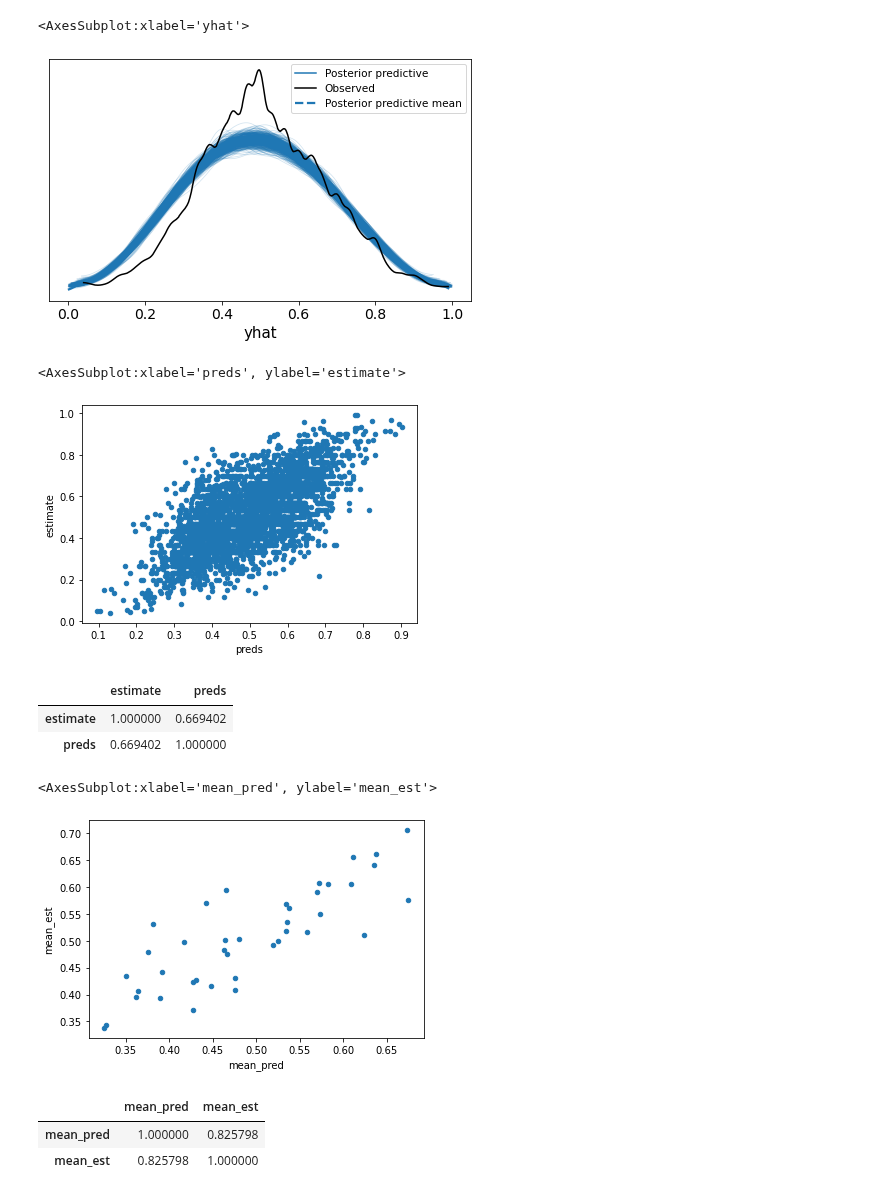
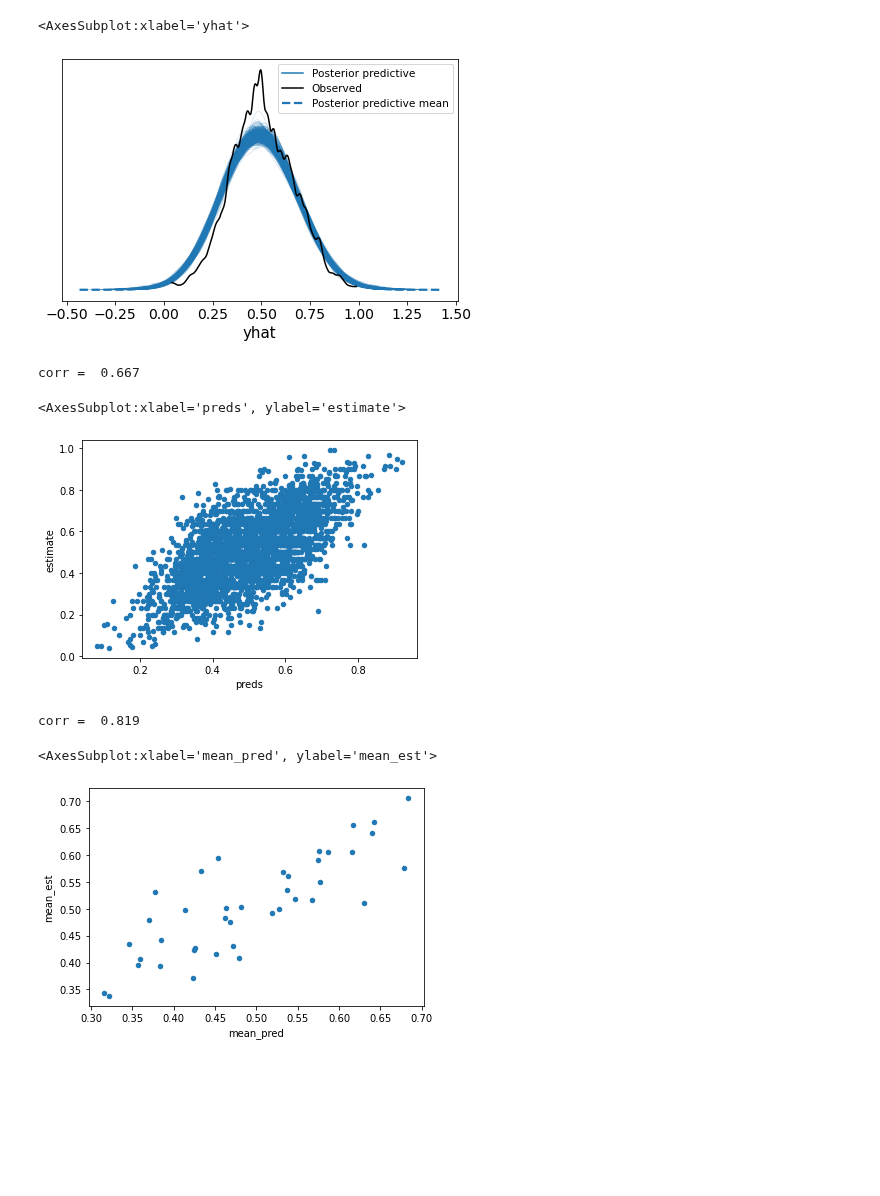
Before and after one commit to derekpowell/bayesian-sampler, a Jupyter notebook: bsampler-numpyro-exp2.ipynb, the cells around one changed output. Cells and saved outputs as stored; diff of their text form; code cells hidden in the pictures; blank space fills up the shorter version.

Commit message:
3 main models running

```diff
--- a/bsampler-numpyro-exp2.ipynb
+++ b/bsampler-numpyro-exp2.ipynb
@@ -96,0 +22,2 @@ df_test.head()
+# %%
+X_data, y_data = make_model_data(df) # see data_helpers.py
@@ -112,8 +55,8 @@ def bayesian_sampler_complex(data, y=None):
     # need a beta, and N's per person
     with numpyro.plate("subj", n_Ps):
         betas = numpyro.sample("beta", dist.Uniform(0.0, 1.0)) # bounded to [0,1] as in paper
-        N_deltas = numpyro.sample("N_delta", dist.HalfCauchy(10))
-        N_primes = numpyro.sample("N_prime", dist.HalfCauchy(10))
+        N_deltas = numpyro.sample("N_delta", dist.HalfNormal(50))
+        N_primes = numpyro.sample("N_prime", dist.HalfNormal(50))
 
         # need a theta per person-query
     with numpyro.plate("cond", n_Ps*n_conds):
@@ -136,14 +79,11 @@ def bayesian_sampler_complex(data, y=None):
 
     return yhat
 # %%
+mcmc_bs = MCMC(NUTS(bayesian_sampler_complex, target_accept_prob=.80),
+               num_warmup=2000,
+               num_samples=2_000,
+               num_chains=2)
 
-from jax import random
-from numpyro.infer import MCMC, NUTS
-
-# numpyro.enable_validation()
-nuts_kernel = NUTS(bayesian_sampler_complex, target_accept_prob=.80)
-mcmc = MCMC(nuts_kernel, num_warmup=2000, num_samples=2_000, num_chains=2)
-rng_key = random.PRNGKey(0)
-mcmc.run(rng_key, X_data, y_data)
+mcmc_bs.run(random.PRNGKey(0), X_data, y_data)
 # %%
 # mcmc.print_summary()
@@ -181,0 +90,4 @@ There has been a warning during the calculation. Please check the results.
+# %%
+az_data_bs = make_arviz_data(mcmc_bs, bayesian_sampler_complex, X_data) # see model_helpers.py
+
+az.loo(az_data_bs, scale="deviance")
@@ -182,30 +102,22 @@ There has been a warning during the calculation. Please check the results.
 # %%
-az.plot_ppc(numpyro_data, data_pairs={"yhat":"yhat"},num_pp_samples=500)
+az.plot_ppc(az_data_bs, data_pairs={"yhat":"yhat"},num_pp_samples=500)
 # %% [output]
 <AxesSubplot:xlabel='yhat'>
-[figure, old version]
+[figure, new version]
 # %%
-df_test["preds"] = numpyro_data.posterior_predictive.mean(dim=['chain', 'draw']).yhat
-
-df_test.plot.scatter(x = "preds", y = "estimate")
+df_output = df
+df_output["preds"] = az_data_bs.posterior_predictive.mean(dim=['chain', 'draw']).yhat
+print("corr = ", np.round(np.corrcoef(df_test.estimate, df_test.preds)[0,1],3))
+df_output.plot.scatter(x = "preds", y = "estimate")
 # %% [output]
-<AxesSubplot:xlabel='preds', ylabel='estimate'>
+corr =  0.667
+<AxesSubplot:xlabel='preds', ylabel='estimate'>
-[figure, old version]
+[figure, new version]
-# %%
-df_test[["estimate","preds"]].corr()
-# %% [output]
-|  | estimate | preds |
-| estimate | 1.000000 | 0.669402 |
-| preds | 0.669402 | 1.000000 |
 # %%
-plot_df = df_test >> group_by(X.querytype, X.querydetail) >> summarize(mean_pred = np.mean(X.preds), mean_est = np.mean(X.estimate))
-plot_df.plot.scatter(x="mean_pred", y="mean_est")
+trial_df = df_output >> group_by(X.querytype, X.querydetail) >> summarize(mean_pred = np.mean(X.preds), mean_est = np.mean(X.estimate))
+print("corr = ", np.round(np.corrcoef(trial_df.mean_est, trial_df.mean_pred)[0,1],3))
+trial_df.plot.scatter(x="mean_pred", y="mean_est")
 # %% [output]
-<AxesSubplot:xlabel='mean_pred', ylabel='mean_est'>
+corr =  0.819
+<AxesSubplot:xlabel='mean_pred', ylabel='mean_est'>
-[figure, old version]
+[figure, new version]
-# %%
-plot_df.corr()
-# %% [output]
-|  | mean_pred | mean_est |
-| mean_pred | 1.000000 | 0.825798 |
-| mean_est | 0.825798 | 1.000000 |
```
Also changed, not shown: parts of 23 cells of this notebook, 3 other files.
